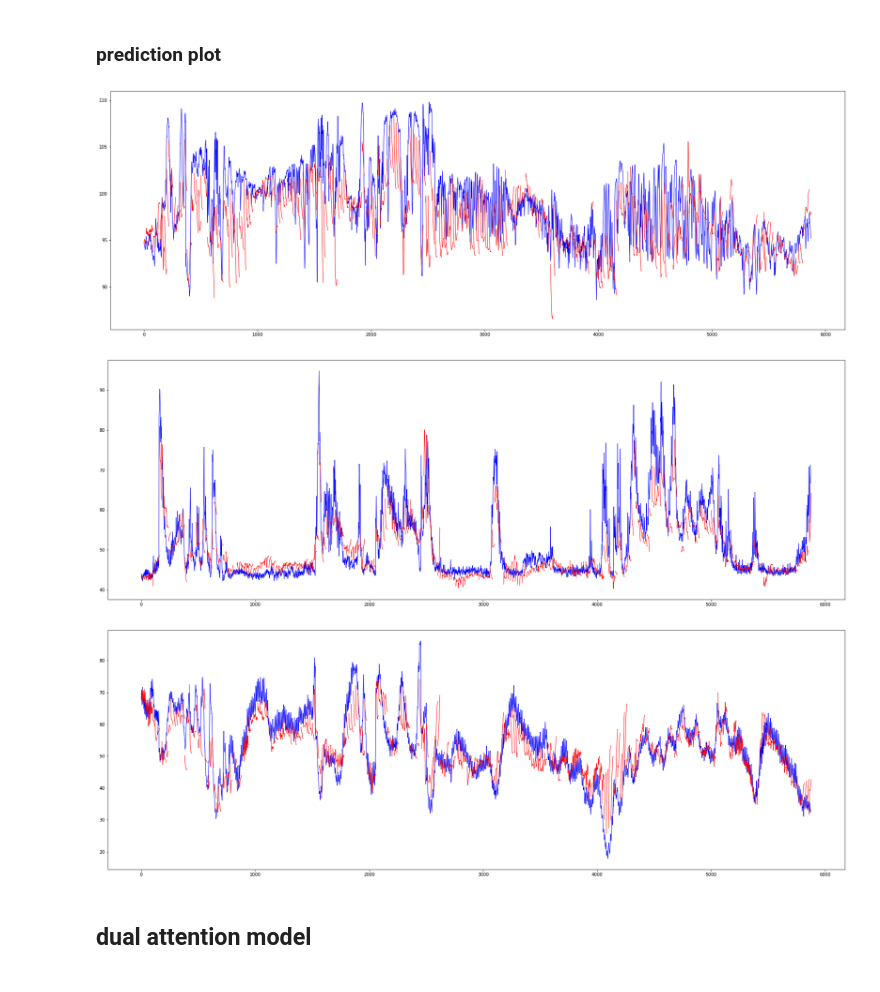
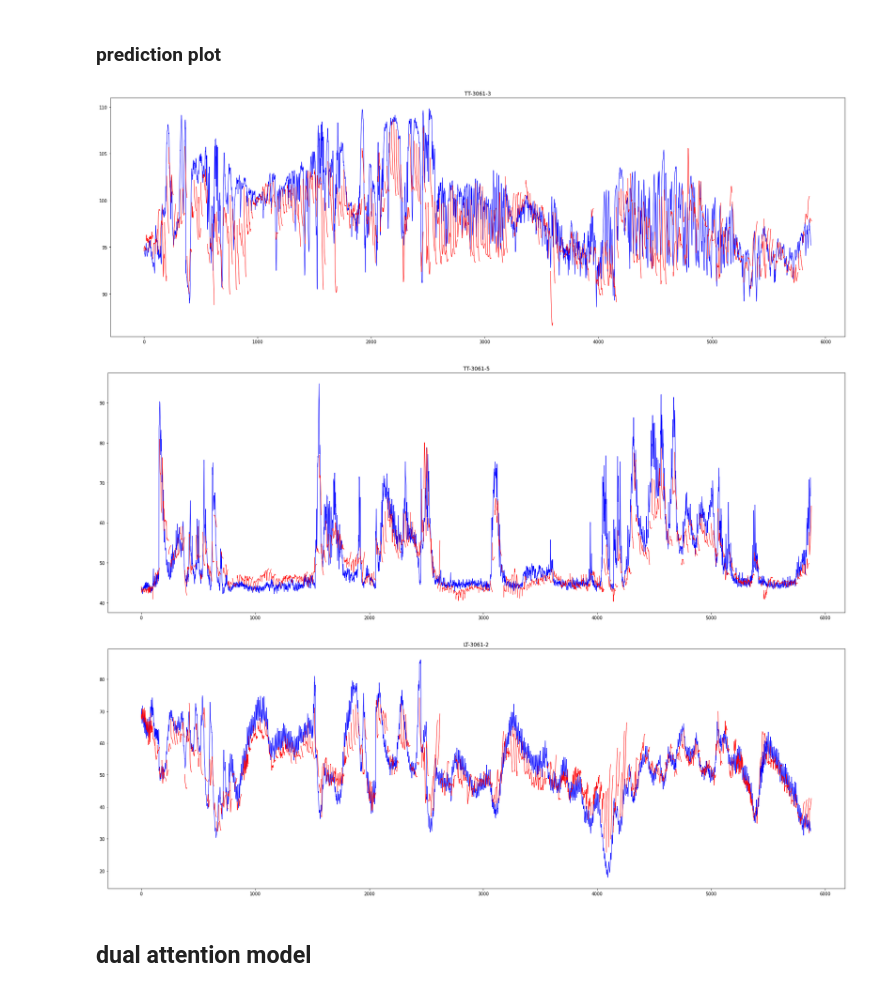
Before and after one commit to pseokyoung/22_Dual_Attention, a Jupyter notebook: 2_RnnModel.ipynb, the cells around one changed output. Saved outputs shown, nothing was run; the diff lists cells and outputs as text; code cells hidden in the pictures.

```diff
--- a/2_RnnModel.ipynb
+++ b/2_RnnModel.ipynb
@@ -212,5 +212,6 @@ for var_num in range(len(future_var)):
         end_idx = start_idx + future_size
         predict_plot = predict[start_idx, :, var_num]
         plt.plot(np.arange(start_idx, start_idx + len(predict_plot)), predict_plot, label='prediction', linewidth=1, color='r')
+    plt.title(f'{future_var[var_num]}')
     plt.show()
 # %% [output]
@@ -336,22 +337,23 @@ for future_step in plot_steps:
 # %%
 for var_num in range(len(future_var)):
     predict_sc = ATT_seq2seq_GRU.model.predict(ATT_seq2seq_GRU.history_test_sc)
     actual_sc = ATT_seq2seq_GRU.future_test_sc
     _, predict = ATT_seq2seq_GRU.unscaling(ATT_seq2seq_GRU.history_test_sc, predict_sc)
     _, actual = ATT_seq2seq_GRU.unscaling(ATT_seq2seq_GRU.history_test_sc, actual_sc)
 
     plt.figure(figsize=(30,10))
     plt.plot(np.arange(0,len(actual)), actual[:,0,var_num], label='actual', linewidth=1, color='b')
 
     for start_idx in range(0, len(predict), future_size):
         end_idx = start_idx + future_size
         predict_plot = predict[start_idx, :, var_num]
         plt.plot(np.arange(start_idx, start_idx + len(predict_plot)), predict_plot, label='prediction', linewidth=1, color='r')
+    plt.title(f'{future_var[var_num]}')
     plt.show()
 # %% [output]
-[figure, old version]
+[figure, new version]
-[figure, old version]
+[figure, new version]
-[figure, old version]
+[figure, new version]
 # %% [markdown]
 ## dual attention model
 # %% [markdown]
```
Also changed, not shown: parts of 2 cells of this notebook.
